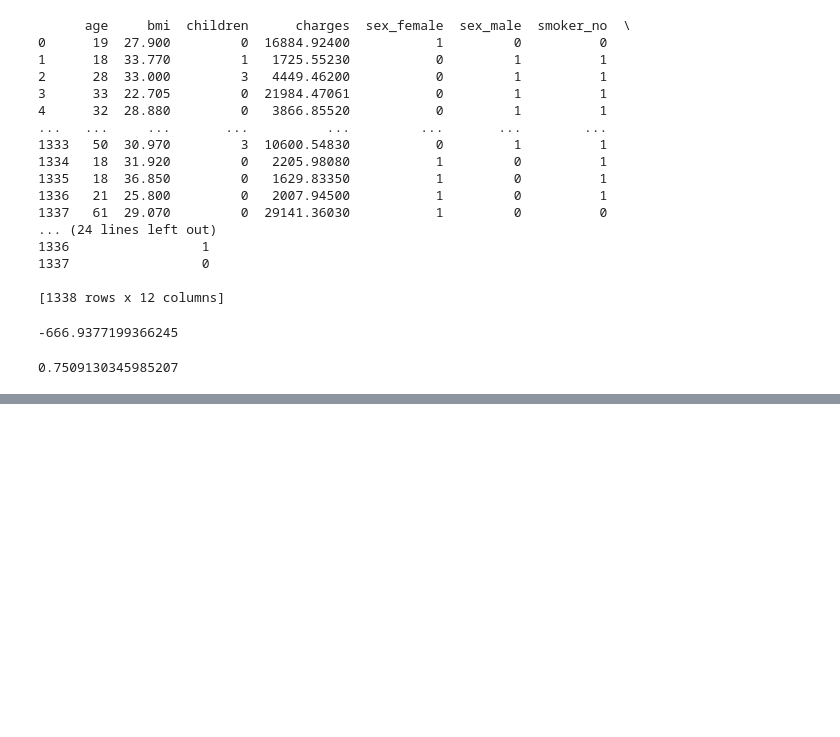
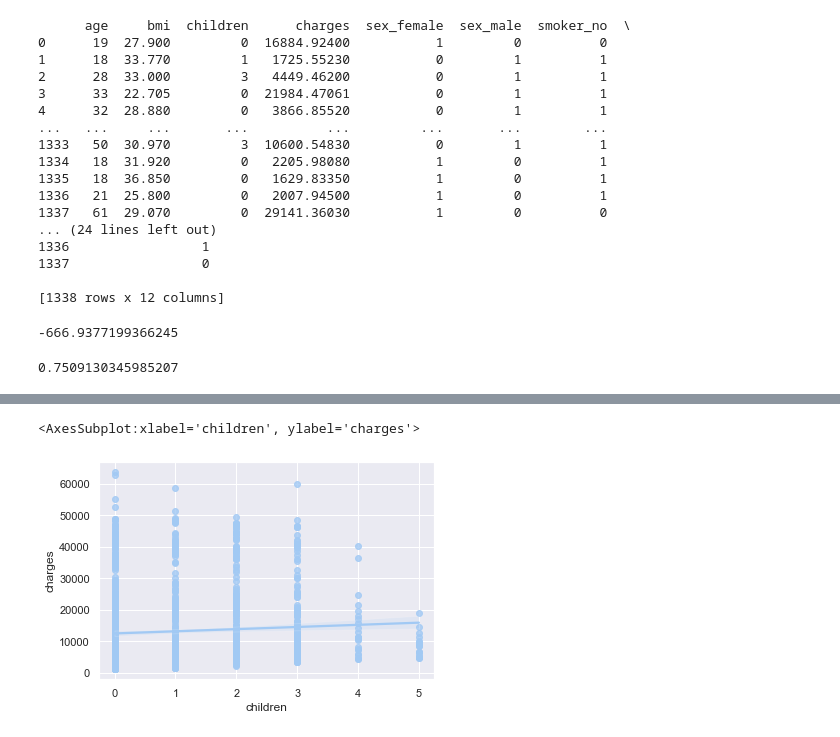
Before and after one commit to bohare0/usa_insurance_project, a Jupyter notebook: us-medical-insurance-costs.ipynb, the cells around one changed output, grey strips where cells are left out. Drawn from its saved outputs; the diff is of its cells as text; code cells hidden in the pictures; blank space fills up the shorter version.

```diff
--- a/us-medical-insurance-costs.ipynb
+++ b/us-medical-insurance-costs.ipynb
@@ -163,0 +176,5 @@ strong multicollinearity problems or that the design matrix is singular.
+# %%
+sns.regplot(x="children", y="charges", data=data)
+# %% [output]
+<AxesSubplot:xlabel='children', ylabel='charges'>
+[figure, added]
```
Also changed, not shown: parts of 6 cells of this notebook.
